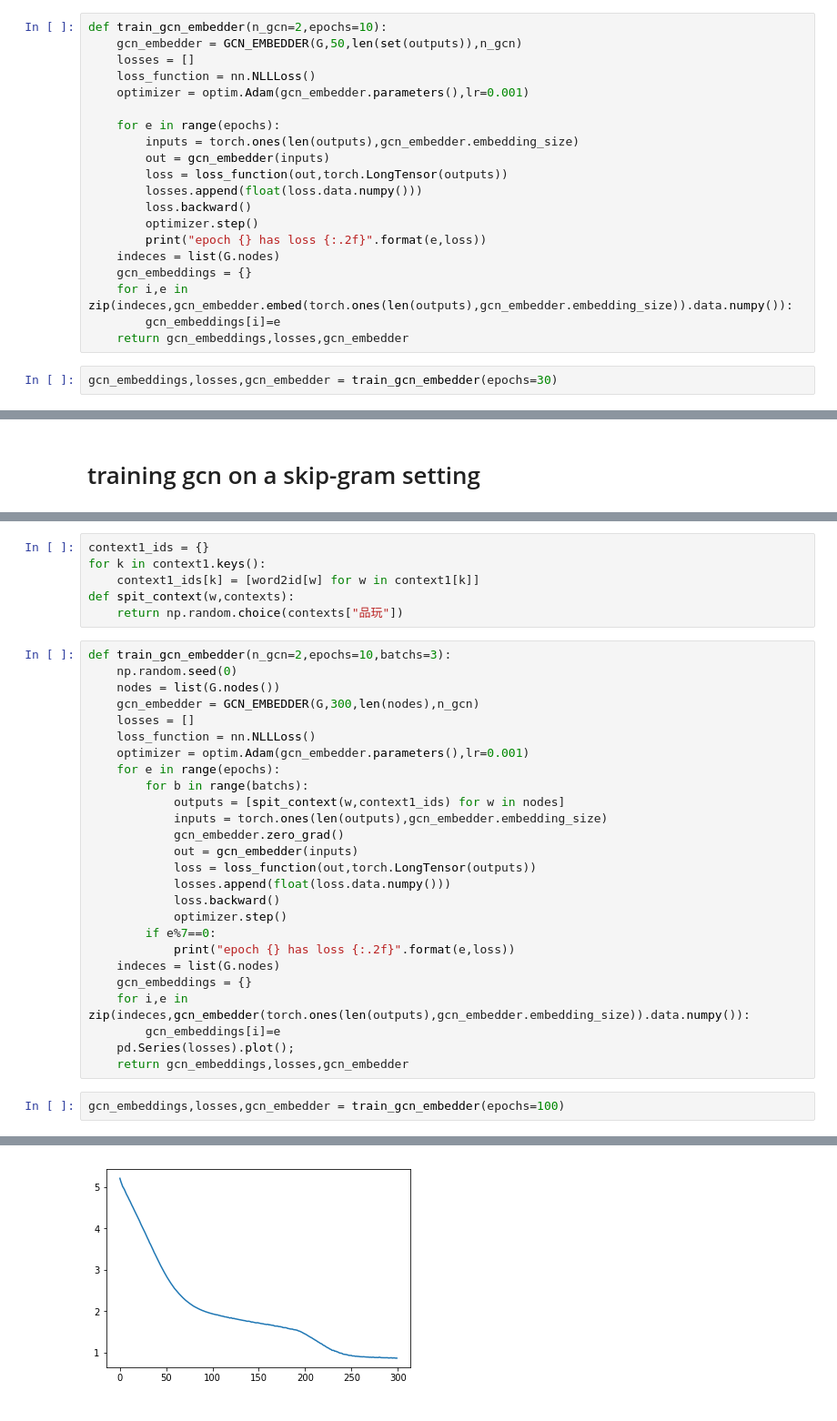
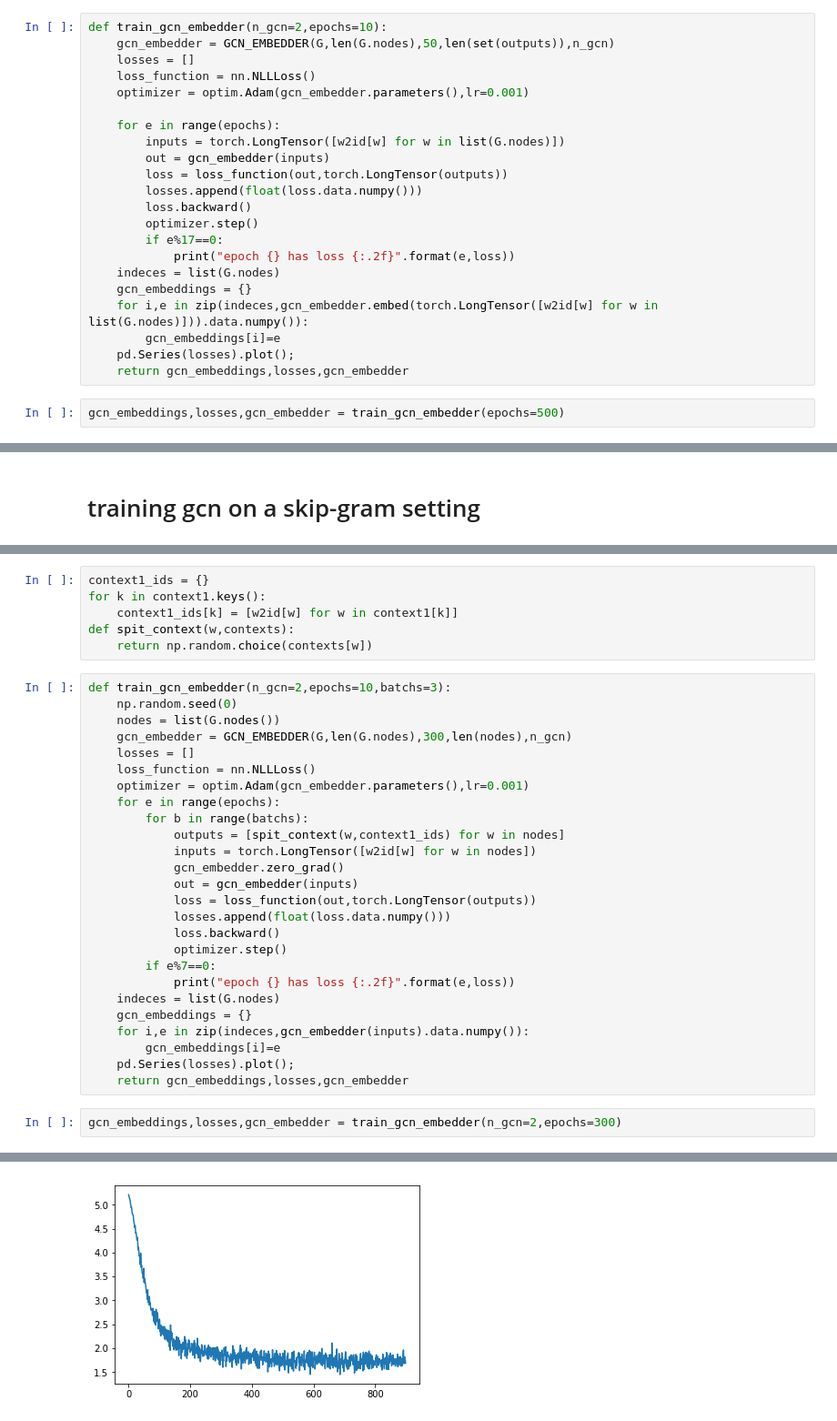
Before and after one commit to XufengXufengXufeng/try_gcn, a Jupyter notebook: gcn_word2vec.ipynb, the cells around one changed output, grey strips where cells are left out. Shown at 91% size. Drawn from its saved outputs; the diff is of its cells as text.

```diff
--- a/gcn_word2vec.ipynb
+++ b/gcn_word2vec.ipynb
@@ -291,23 +278,25 @@ class GCN_EMBEDDER(nn.Module):
 # %%
 def train_gcn_embedder(n_gcn=2,epochs=10):
-    gcn_embedder = GCN_EMBEDDER(G,50,len(set(outputs)),n_gcn)
+    gcn_embedder = GCN_EMBEDDER(G,len(G.nodes),50,len(set(outputs)),n_gcn)
     losses = []
     loss_function = nn.NLLLoss()
     optimizer = optim.Adam(gcn_embedder.parameters(),lr=0.001)
 
     for e in range(epochs):
-        inputs = torch.ones(len(outputs),gcn_embedder.embedding_size)
+        inputs = torch.LongTensor([w2id[w] for w in list(G.nodes)])
         out = gcn_embedder(inputs)
         loss = loss_function(out,torch.LongTensor(outputs))
         losses.append(float(loss.data.numpy()))
         loss.backward()
         optimizer.step()
-        print("epoch {} has loss {:.2f}".format(e,loss))
+        if e%17==0:
+            print("epoch {} has loss {:.2f}".format(e,loss))
     indeces = list(G.nodes)
     gcn_embeddings = {}
-    for i,e in zip(indeces,gcn_embedder.embed(torch.ones(len(outputs),gcn_embedder.embedding_size)).data.numpy()):
+    for i,e in zip(indeces,gcn_embedder.embed(torch.LongTensor([w2id[w] for w in list(G.nodes)])).data.numpy()):
         gcn_embeddings[i]=e
+    pd.Series(losses).plot();
     return gcn_embeddings,losses,gcn_embedder
 # %%
-gcn_embeddings,losses,gcn_embedder = train_gcn_embedder(epochs=30)
+gcn_embeddings,losses,gcn_embedder = train_gcn_embedder(epochs=500)
 # %% [output]
@@ -370,21 +356,21 @@ id2word = {i:w for i,w in enumerate(words)}
 # %%
 context1_ids = {}
 for k in context1.keys():
-    context1_ids[k] = [word2id[w] for w in context1[k]]
+    context1_ids[k] = [w2id[w] for w in context1[k]]
 def spit_context(w,contexts):
-    return np.random.choice(contexts["品玩"])
+    return np.random.choice(contexts[w])
 # %%
 def train_gcn_embedder(n_gcn=2,epochs=10,batchs=3):
     np.random.seed(0)
     nodes = list(G.nodes())
-    gcn_embedder = GCN_EMBEDDER(G,300,len(nodes),n_gcn)
+    gcn_embedder = GCN_EMBEDDER(G,len(G.nodes),300,len(nodes),n_gcn)
     losses = []
     loss_function = nn.NLLLoss()
     optimizer = optim.Adam(gcn_embedder.parameters(),lr=0.001)
     for e in range(epochs):
         for b in range(batchs):
             outputs = [spit_context(w,context1_ids) for w in nodes]
-            inputs = torch.ones(len(outputs),gcn_embedder.embedding_size)
+            inputs = torch.LongTensor([w2id[w] for w in nodes])
             gcn_embedder.zero_grad()
             out = gcn_embedder(inputs)
             loss = loss_function(out,torch.LongTensor(outputs))
@@ -395,10 +381,10 @@ def train_gcn_embedder(n_gcn=2,epochs=10,batchs=3):
             print("epoch {} has loss {:.2f}".format(e,loss))
     indeces = list(G.nodes)
     gcn_embeddings = {}
-    for i,e in zip(indeces,gcn_embedder(torch.ones(len(outputs),gcn_embedder.embedding_size)).data.numpy()):
+    for i,e in zip(indeces,gcn_embedder(inputs).data.numpy()):
         gcn_embeddings[i]=e
     pd.Series(losses).plot();
     return gcn_embeddings,losses,gcn_embedder
 # %%
-gcn_embeddings,losses,gcn_embedder = train_gcn_embedder(epochs=100)
+gcn_embeddings,losses,gcn_embedder = train_gcn_embedder(n_gcn=2,epochs=300)
 # %% [output]
@@ -420,4 +408,4 @@ epoch 98 has loss 0.88
-[figure, old version]
+[figure, new version]
 # %%
 compare_words("表示","称",gcn_embeddings)
 # %% [output]
```
Also changed, not shown: parts of 18 cells of this notebook.
